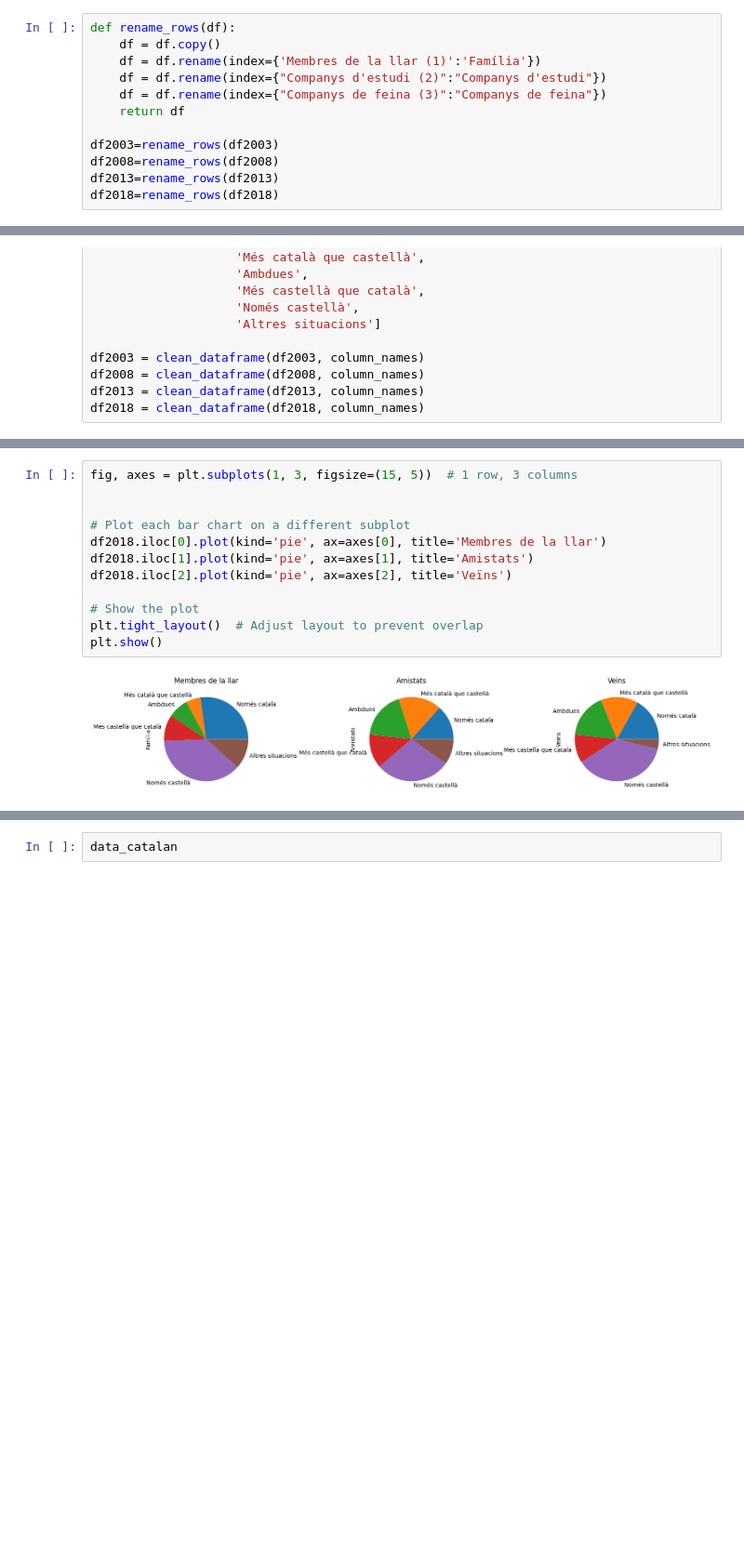
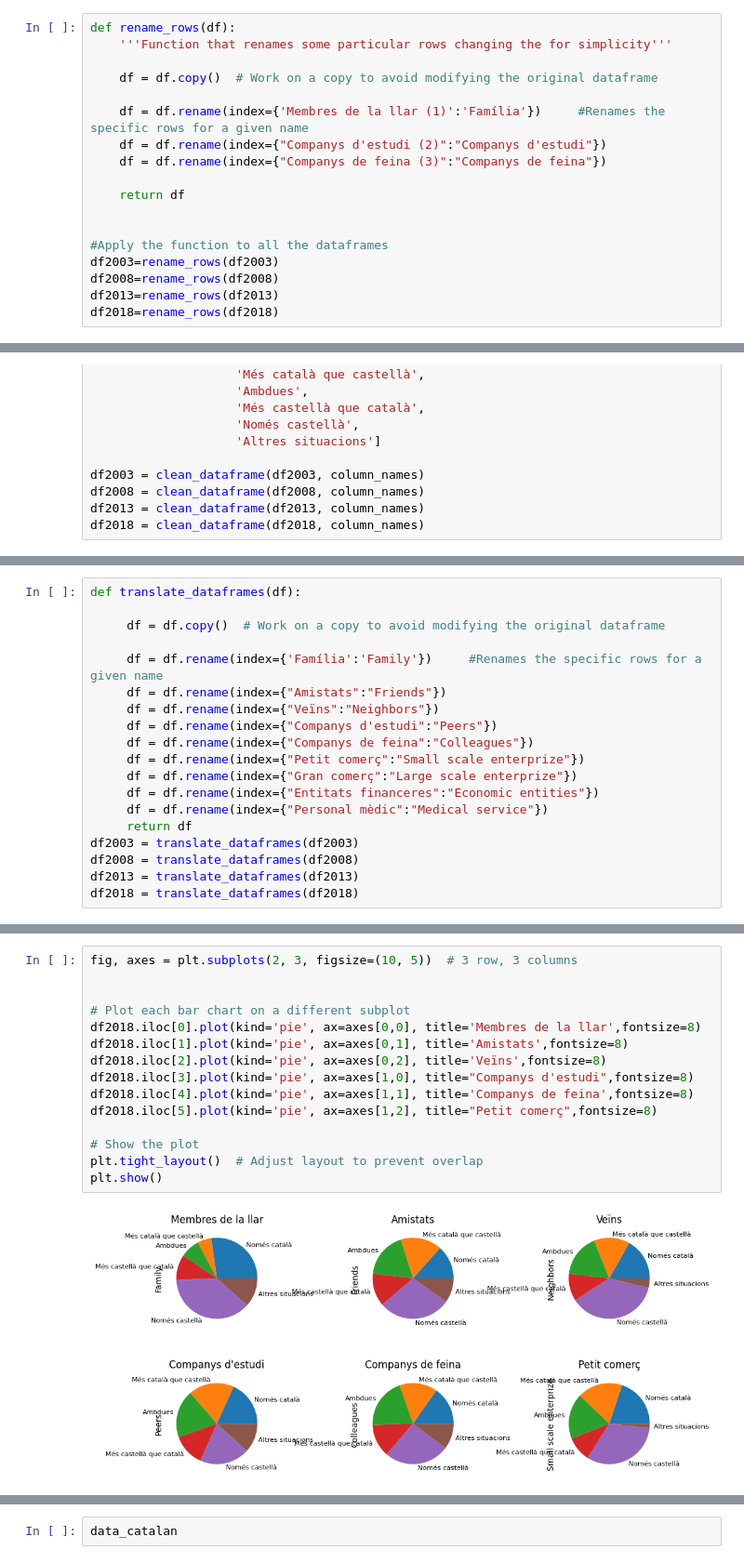
Before and after one commit to GuifreRamos/LlenguaCatalana, a Jupyter notebook: Guifre.ipynb, the cells around one changed output, grey strips where cells are left out. Shown at 93% size. Cells and saved outputs as stored; diff of their text form; blank space fills up the shorter version.

```diff
--- a/Guifre.ipynb
+++ b/Guifre.ipynb
@@ -52,12 +60,18 @@ df2013 = df2013.drop('Escriure notes personals')
 df2013 = df2013.drop('Escriure missatges de mòbil')
 # %%
 def rename_rows(df):
-    df = df.copy()
-    df = df.rename(index={'Membres de la llar (1)':'Família'})
+    '''Function that renames some particular rows changing the for simplicity'''
+
+    df = df.copy()  # Work on a copy to avoid modifying the original dataframe
+
+    df = df.rename(index={'Membres de la llar (1)':'Família'})     #Renames the specific rows for a given name
     df = df.rename(index={"Companys d'estudi (2)":"Companys d'estudi"})
     df = df.rename(index={"Companys de feina (3)":"Companys de feina"})
+
     return df
 
+
+#Apply the function to all the dataframes
 df2003=rename_rows(df2003)
 df2008=rename_rows(df2008)
 df2013=rename_rows(df2013)
@@ -143,3 +158,22 @@ Més castellà que català    10.3
 Només castellà             36.5
 Altres situacions           3.9
 Name: Família, dtype: float64
+# %%
+def translate_dataframes(df):
+
+     df = df.copy()  # Work on a copy to avoid modifying the original dataframe
+
+     df = df.rename(index={'Família':'Family'})     #Renames the specific rows for a given name
+     df = df.rename(index={"Amistats":"Friends"})
+     df = df.rename(index={"Veïns":"Neighbors"})
+     df = df.rename(index={"Companys d'estudi":"Peers"})
+     df = df.rename(index={"Companys de feina":"Colleagues"})
+     df = df.rename(index={"Petit comerç":"Small scale enterprize"})
+     df = df.rename(index={"Gran comerç":"Large scale enterprize"})
+     df = df.rename(index={"Entitats financeres":"Economic entities"})
+     df = df.rename(index={"Personal mèdic":"Medical service"})
+     return df
+df2003 = translate_dataframes(df2003)
+df2008 = translate_dataframes(df2008)
+df2013 = translate_dataframes(df2013)
+df2018 = translate_dataframes(df2018)
@@ -148,14 +205,17 @@ Note that there are already float elements in the row. Besides, all the names of
 # %%
-fig, axes = plt.subplots(1, 3, figsize=(15, 5))  # 1 row, 3 columns
+fig, axes = plt.subplots(2, 3, figsize=(10, 5))  # 3 row, 3 columns
 
 
 # Plot each bar chart on a different subplot
-df2018.iloc[0].plot(kind='pie', ax=axes[0], title='Membres de la llar')
-df2018.iloc[1].plot(kind='pie', ax=axes[1], title='Amistats')
-df2018.iloc[2].plot(kind='pie', ax=axes[2], title='Veïns')
+df2018.iloc[0].plot(kind='pie', ax=axes[0,0], title='Membres de la llar',fontsize=8)
+df2018.iloc[1].plot(kind='pie', ax=axes[0,1], title='Amistats',fontsize=8)
+df2018.iloc[2].plot(kind='pie', ax=axes[0,2], title='Veïns',fontsize=8)
+df2018.iloc[3].plot(kind='pie', ax=axes[1,0], title="Companys d'estudi",fontsize=8)
+df2018.iloc[4].plot(kind='pie', ax=axes[1,1], title='Companys de feina',fontsize=8)
+df2018.iloc[5].plot(kind='pie', ax=axes[1,2], title="Petit comerç",fontsize=8)
 
 # Show the plot
 plt.tight_layout()  # Adjust layout to prevent overlap
 plt.show()
 # %% [output]
-[figure, old version]
+[figure, new version]
```
Also changed, not shown: parts of 76 cells of this notebook, 1 other file.
